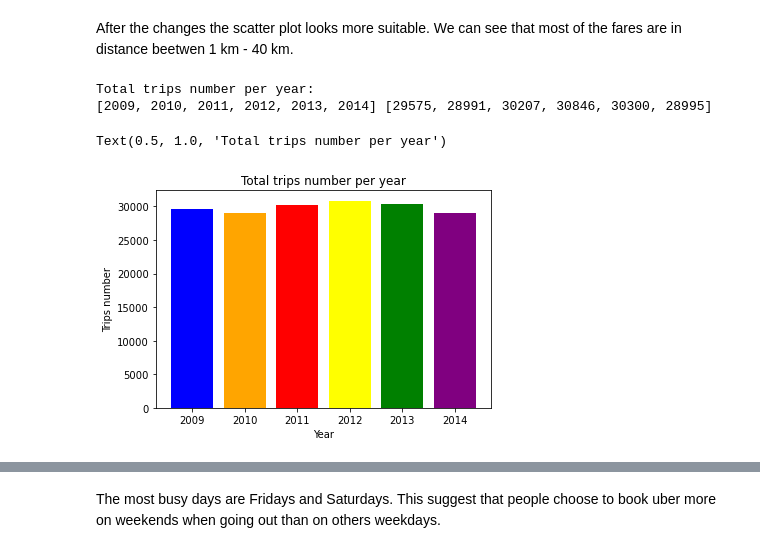
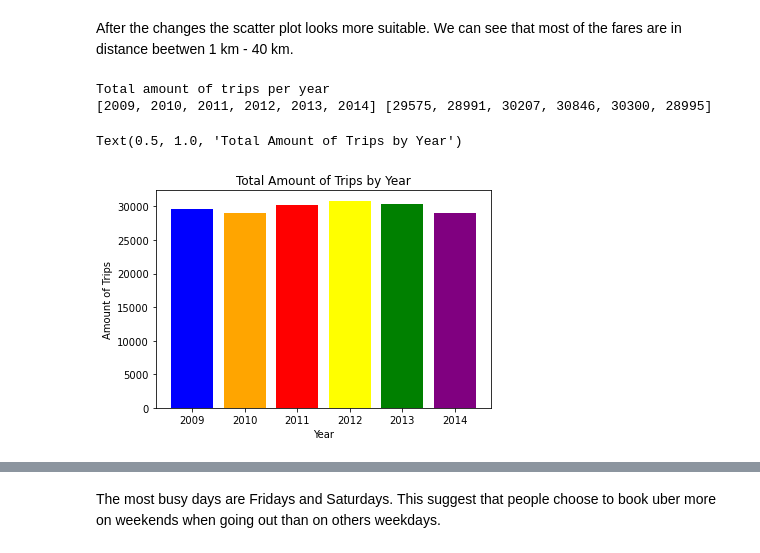
Before and after one commit to Maliha2030/Project1_The_A_Team_Uber, a Jupyter notebook: project_script_marta.ipynb, the cells around one changed output, grey strips where cells are left out. Cells and saved outputs as stored; diff of their text form; code cells hidden in the pictures.

```diff
--- a/project_script_marta.ipynb
+++ b/project_script_marta.ipynb
@@ -171,28 +203,28 @@ Text(0, 0.5, 'fare_amount')
 # %% [markdown]
 After the changes the scatter plot looks more suitable. We can see that most of the fares are in distance beetwen 1 km - 40 km.
 # %%
-# Calculate total  trips number per year
+# Calculate total amount of trips per year
 number_of_trips = []
 
 year = [2009, 2010, 2011, 2012, 2013, 2014]
 
 colors = ['blue', 'orange', 'red', 'yellow', 'green', 'purple']
 for i in range(2009, 2015):
     x = uber_file_df.loc[uber_file_df['Year'] == i, 'counter'].sum()
-    number_of_trips .append(x)
+    number_of_trips.append(x)
 
-print("Total trips number per year: ")
-print(year, number_of_trips )
+print("Total amount of trips per year")
+print(year, number_of_trips)
 
 # Create bar chart and  set the xlabel and ylabel
 
 plt.bar(year, number_of_trips , color=colors)
 plt.xlabel("Year")
-plt.ylabel("Trips number")
-plt.title("Total trips number per year")
+plt.ylabel("Amount of Trips")
+plt.title("Total Amount of Trips by Year")
 # %% [output]
-Total trips number per year:
+Total amount of trips per year
 [2009, 2010, 2011, 2012, 2013, 2014] [29575, 28991, 30207, 30846, 30300, 28995]
-Text(0.5, 1.0, 'Total trips number per year')
+Text(0.5, 1.0, 'Total Amount of Trips by Year')
-[figure, old version]
+[figure, new version]
 # %% [markdown]
```
Also changed, not shown: parts of 11 cells of this notebook.
